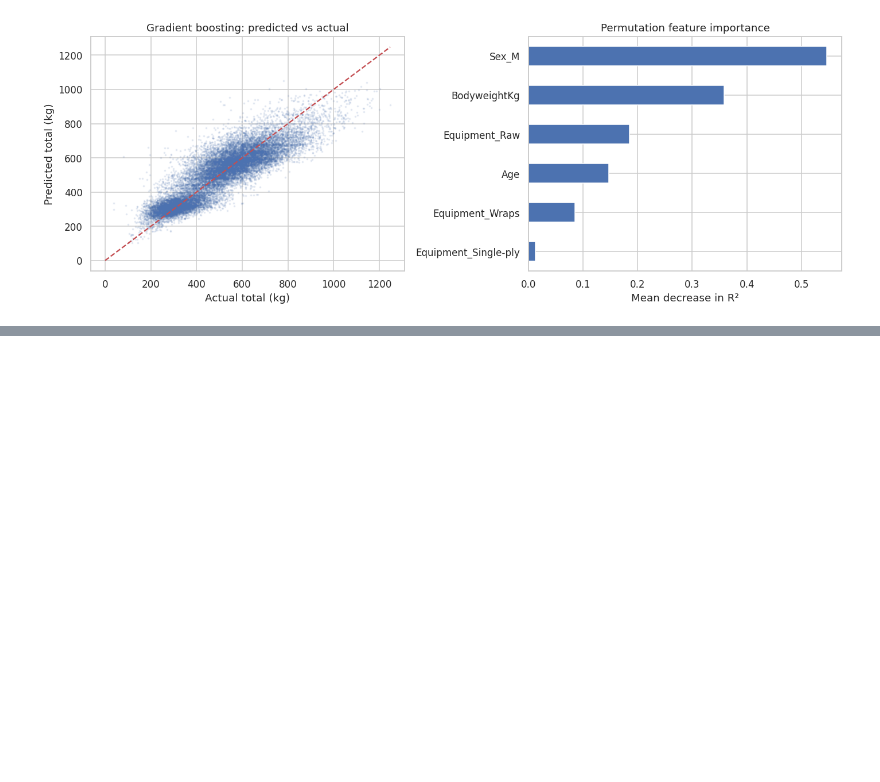
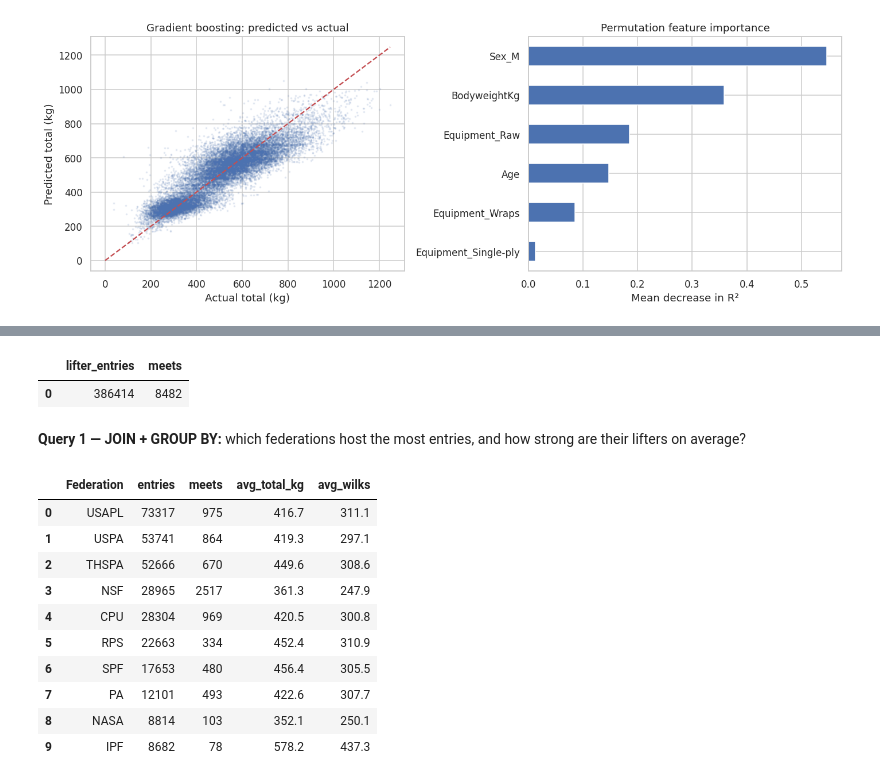
Before and after one commit to Zhanshat11/powerlifting-analytics, a Jupyter notebook: powerlifting_analysis.ipynb, the cells around one changed output, grey strips where cells are left out. Saved outputs shown, nothing was run; the diff lists cells and outputs as text; code cells hidden in the pictures; blank space fills up the shorter version.

```diff
--- a/powerlifting_analysis.ipynb
+++ b/powerlifting_analysis.ipynb
@@ -304,0 +309,44 @@ plt.show()
+# %%
+import sqlite3
+
+conn = sqlite3.connect("powerlifting.db")
+lifts.to_sql("lifts", conn, if_exists="replace", index=False)
+meets.to_sql("meets", conn, if_exists="replace", index=False)
+
+# helper to run a query and return a DataFrame
+q = lambda sql: pd.read_sql_query(sql, conn)
+
+q("SELECT COUNT(*) AS lifter_entries FROM lifts").join(
+    q("SELECT COUNT(*) AS meets FROM meets"))
+# %% [output]
+|  | lifter_entries | meets |
+| 0 | 386414 | 8482 |
+# %% [markdown]
+**Query 1 — JOIN + GROUP BY:** which federations host the most entries, and how strong are their lifters on average?
+# %%
+q("""
+SELECT
+    m.Federation,
+    COUNT(*)                    AS entries,
+    COUNT(DISTINCT l.MeetID)    AS meets,
+    ROUND(AVG(l.TotalKg), 1)    AS avg_total_kg,
+    ROUND(AVG(l.Wilks), 1)      AS avg_wilks
+FROM lifts l
+JOIN meets m ON m.MeetID = l.MeetID
+WHERE l.TotalKg > 0
+GROUP BY m.Federation
+ORDER BY entries DESC
+LIMIT 10
+""")
+# %% [output]
+|  | Federation | entries | meets | avg_total_kg | avg_wilks |
+| 0 | USAPL | 73317 | 975 | 416.7 | 311.1 |
+| 1 | USPA | 53741 | 864 | 419.3 | 297.1 |
+| 2 | THSPA | 52666 | 670 | 449.6 | 308.6 |
+| 3 | NSF | 28965 | 2517 | 361.3 | 247.9 |
+| 4 | CPU | 28304 | 969 | 420.5 | 300.8 |
+| 5 | RPS | 22663 | 334 | 452.4 | 310.9 |
+| 6 | SPF | 17653 | 480 | 456.4 | 305.5 |
+| 7 | PA | 12101 | 493 | 422.6 | 307.7 |
+| 8 | NASA | 8814 | 103 | 352.1 | 250.1 |
+| 9 | IPF | 8682 | 78 | 578.2 | 437.3 |
```
Also changed, not shown: parts of 7 cells of this notebook, 2 other files.
